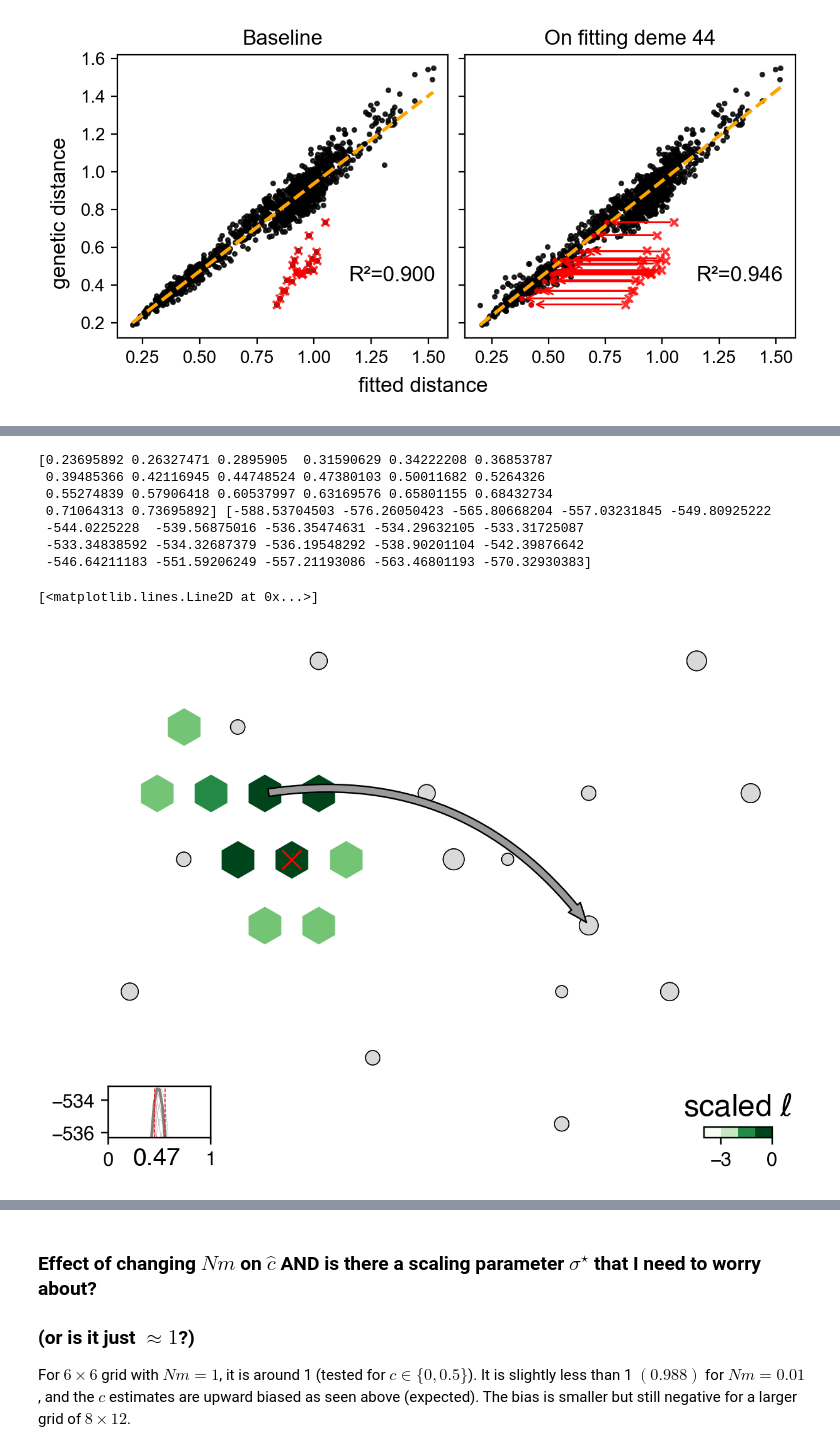
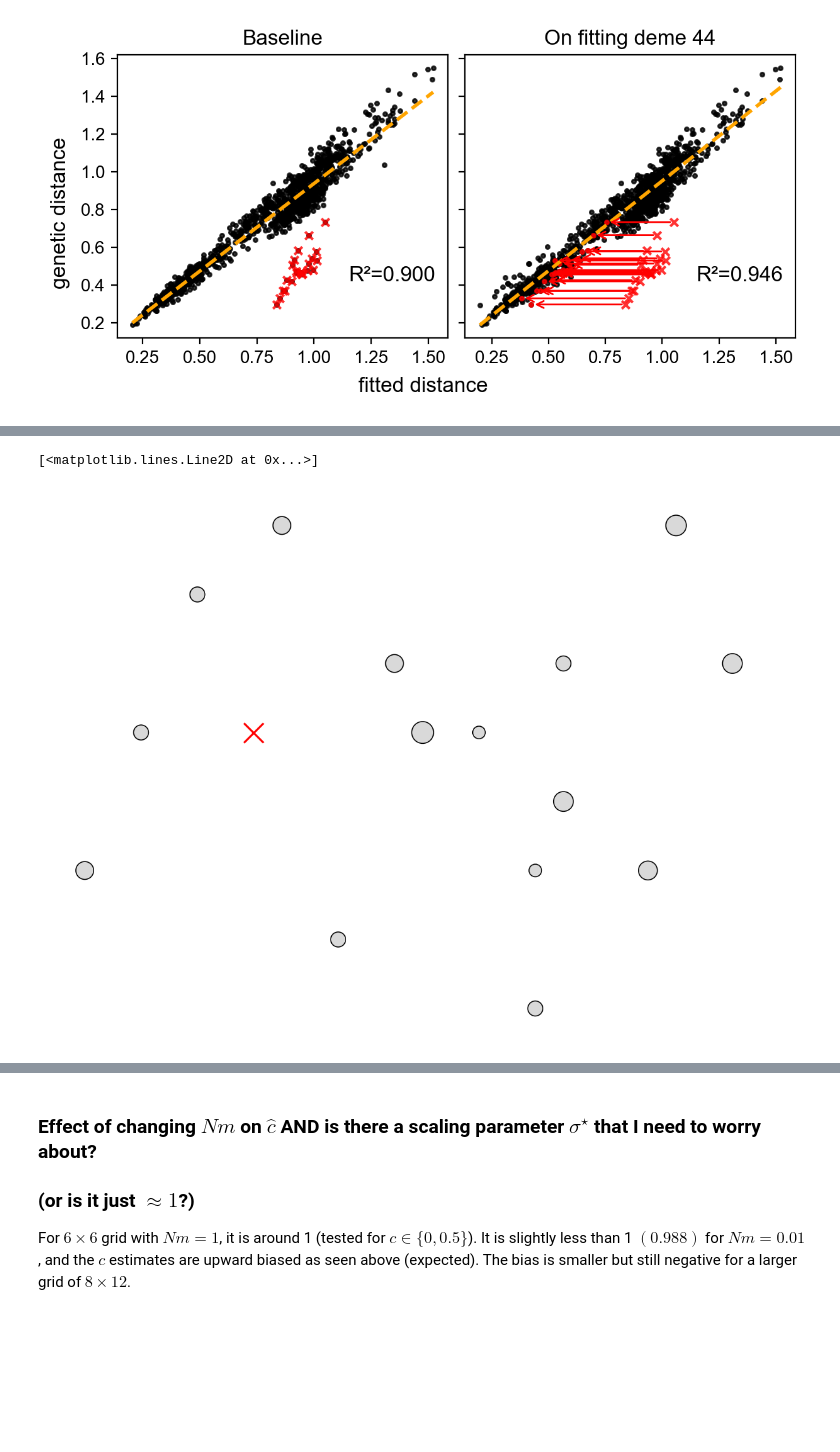
Before and after one commit to NovembreLab/feems, a Jupyter notebook: docs/notebooks/est-long-range.ipynb, the cells around one changed output, grey strips where cells are left out. Drawn from its saved outputs; the diff is of its cells as text; code cells hidden in the pictures; blank space fills up the shorter version.

```diff
--- a/docs/notebooks/est-long-range.ipynb
+++ b/docs/notebooks/est-long-range.ipynb
@@ -1441,34 +1441,27 @@ AttributeError: 'Objective' object has no attribute 'Linv_diag'
 # %%
 fig = plt.figure(dpi=220)
 ax = fig.add_subplot(1, 1, 1)
 v = Viz(ax, sp_graph, projection=None, edge_width=3, abs_max=2,
         edge_alpha=1, edge_zorder=100, sample_pt_size=20, obs_node_size=40, sample_pt_color="black", cbar_font_size=20, cbar_ticklabelsize=16)
 # v.draw_edges(use_weights=True); v.draw_edge_colorbar();
 v.draw_obs_nodes();
 # for i in range(outliers_df.shape[0]):
 #     v.ax.plot([v.grid[outliers_df['source'].iloc[i],0],v.grid[outliers_df['dest.'].iloc[i],0]],[v.grid[outliers_df['source'].iloc[i],1],v.grid[outliers_df['dest.'].iloc[i],1]],linewidth=1,color='grey')
 # for dest in np.unique(outliers_df['dest.']):
 #     v.ax.plot(v.grid[dest, 0], v.grid[dest, 1], 'o', color='dodgerblue', markersize=20*np.log10(np.sum(outliers_df['dest.']==dest)+1), alpha=0.5)
-v.draw_loglik_contour(joint_df, loglik_node_size=200,levels=-3,magnifier=50); v.draw_obs_nodes(use_ids=False);
+# v.draw_loglik_contour(joint_df, loglik_node_size=200,levels=-2,magnifier=50); v.draw_obs_nodes(use_ids=False);
 # v.draw_c_contour(df)
 v.ax.plot(v.grid[51,0],v.grid[51,1],'rx',markersize=10,linewidth=20)
 # v.draw_arrow([(51,44)],0.5,tw=4.5,hw=8,hl=10)
 
 # fig = plt.figure(dpi=120)
 # ax = fig.add_subplot(1, 1, 1)
 # v = Viz(ax, sp_graph, projection=None, edge_width=2, oldweights=oldw, halfrange=100,
 #         edge_alpha=1, edge_zorder=100, sample_pt_size=20, obs_node_size=7.5, sample_pt_color="black", cbar_font_size=10)
 # v.draw_edges(use_weights=True, use_foldchange=True); v.draw_edge_change_colorbar(); v.draw_obs_nodes()
 # %% [output]
-[0.23695892 0.26327471 0.2895905  0.31590629 0.34222208 0.36853787
- 0.39485366 0.42116945 0.44748524 0.47380103 0.50011682 0.5264326
- 0.55274839 0.57906418 0.60537997 0.63169576 0.65801155 0.68432734
- 0.71064313 0.73695892] [-588.53704503 -576.26050423 -565.80668204 -557.03231845 -549.80925222
- -544.0225228  -539.56875016 -536.35474631 -534.29632105 -533.31725087
- -533.34838592 -534.32687379 -536.19548292 -538.90201104 -542.39876642
- -546.64211183 -551.59206249 -557.21193086 -563.46801193 -570.32930383]
+[<matplotlib.lines.Line2D at 0x...>]
-[<matplotlib.lines.Line2D at 0x...>]
-[figure, old version]
+[figure, new version]
 # %%
 from matplotlib.patches import Ellipse
 fig = plt.figure(dpi=120)
```
Also changed, not shown: parts of 9 cells of this notebook, 4 other files.
